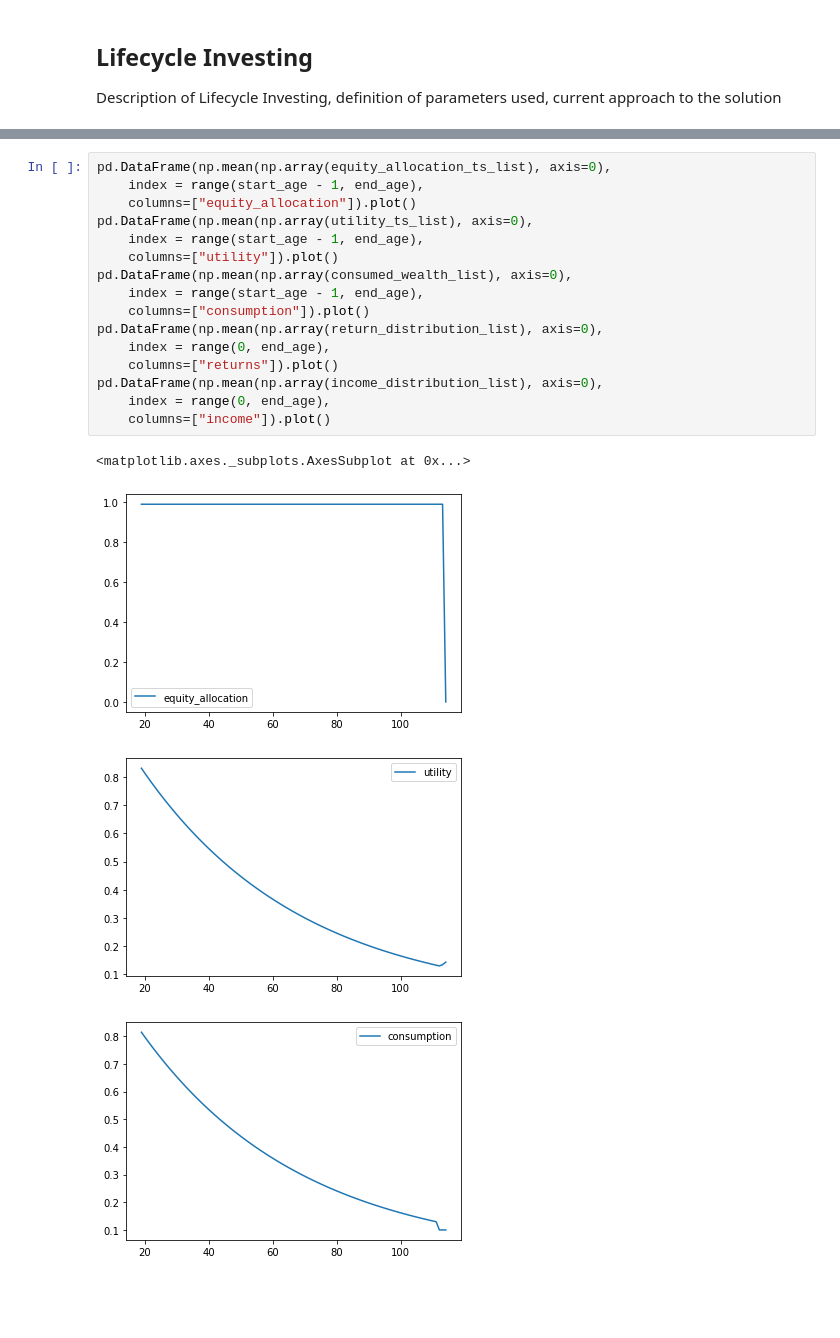
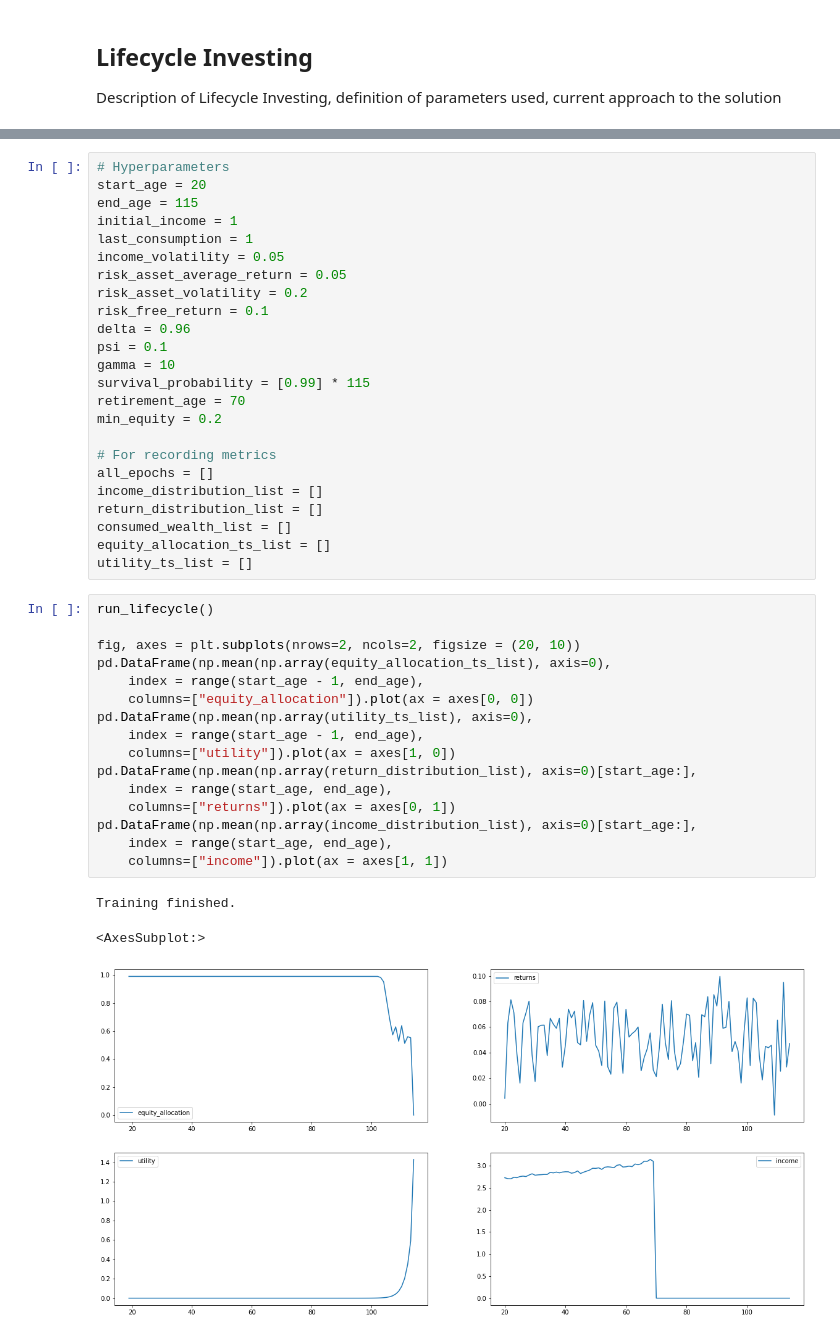
Before and after one commit to larloch10938/ucl_final_project, a Jupyter notebook: main.ipynb, the cells around one changed output, grey strips where cells are left out. Drawn from its saved outputs; the diff is of its cells as text; blank space fills up the shorter version.

```diff
--- a/main.ipynb
+++ b/main.ipynb
@@ -165,21 +117,44 @@ ValueError: `x0` violates bound constraints.
+# %%
+# Hyperparameters
+start_age = 20
+end_age = 115
+initial_income = 1
+last_consumption = 1
+income_volatility = 0.05
+risk_asset_average_return = 0.05
+risk_asset_volatility = 0.2
+risk_free_return = 0.1
+delta = 0.96
+psi = 0.1
+gamma = 10
+survival_probability = [0.99] * 115
+retirement_age = 70
+min_equity = 0.2
+
+# For recording metrics
+all_epochs = []
+income_distribution_list = []
+return_distribution_list = []
+consumed_wealth_list = []
+equity_allocation_ts_list = []
+utility_ts_list = []
 # %%
+run_lifecycle()
+
+fig, axes = plt.subplots(nrows=2, ncols=2, figsize = (20, 10))
 pd.DataFrame(np.mean(np.array(equity_allocation_ts_list), axis=0),
     index = range(start_age - 1, end_age),
-    columns=["equity_allocation"]).plot()
+    columns=["equity_allocation"]).plot(ax = axes[0, 0])
 pd.DataFrame(np.mean(np.array(utility_ts_list), axis=0),
     index = range(start_age - 1, end_age),
-    columns=["utility"]).plot()
-pd.DataFrame(np.mean(np.array(consumed_wealth_list), axis=0),
-    index = range(start_age - 1, end_age),
-    columns=["consumption"]).plot()
-pd.DataFrame(np.mean(np.array(return_distribution_list), axis=0),
-    index = range(0, end_age),
-    columns=["returns"]).plot()
-pd.DataFrame(np.mean(np.array(income_distribution_list), axis=0),
-    index = range(0, end_age),
-    columns=["income"]).plot()
+    columns=["utility"]).plot(ax = axes[1, 0])
+pd.DataFrame(np.mean(np.array(return_distribution_list), axis=0)[start_age:],
+    index = range(start_age, end_age),
+    columns=["returns"]).plot(ax = axes[0, 1])
+pd.DataFrame(np.mean(np.array(income_distribution_list), axis=0)[start_age:],
+    index = range(start_age, end_age),
+    columns=["income"]).plot(ax = axes[1, 1])
 # %% [output]
-<matplotlib.axes._subplots.AxesSubplot at 0x...>
+Training finished.
+<AxesSubplot:>
-[figure, old version]
+[figure, new version]
-[figure, removed]
-[figure, removed]
```
Also changed, not shown: parts of 3 cells of this notebook.
